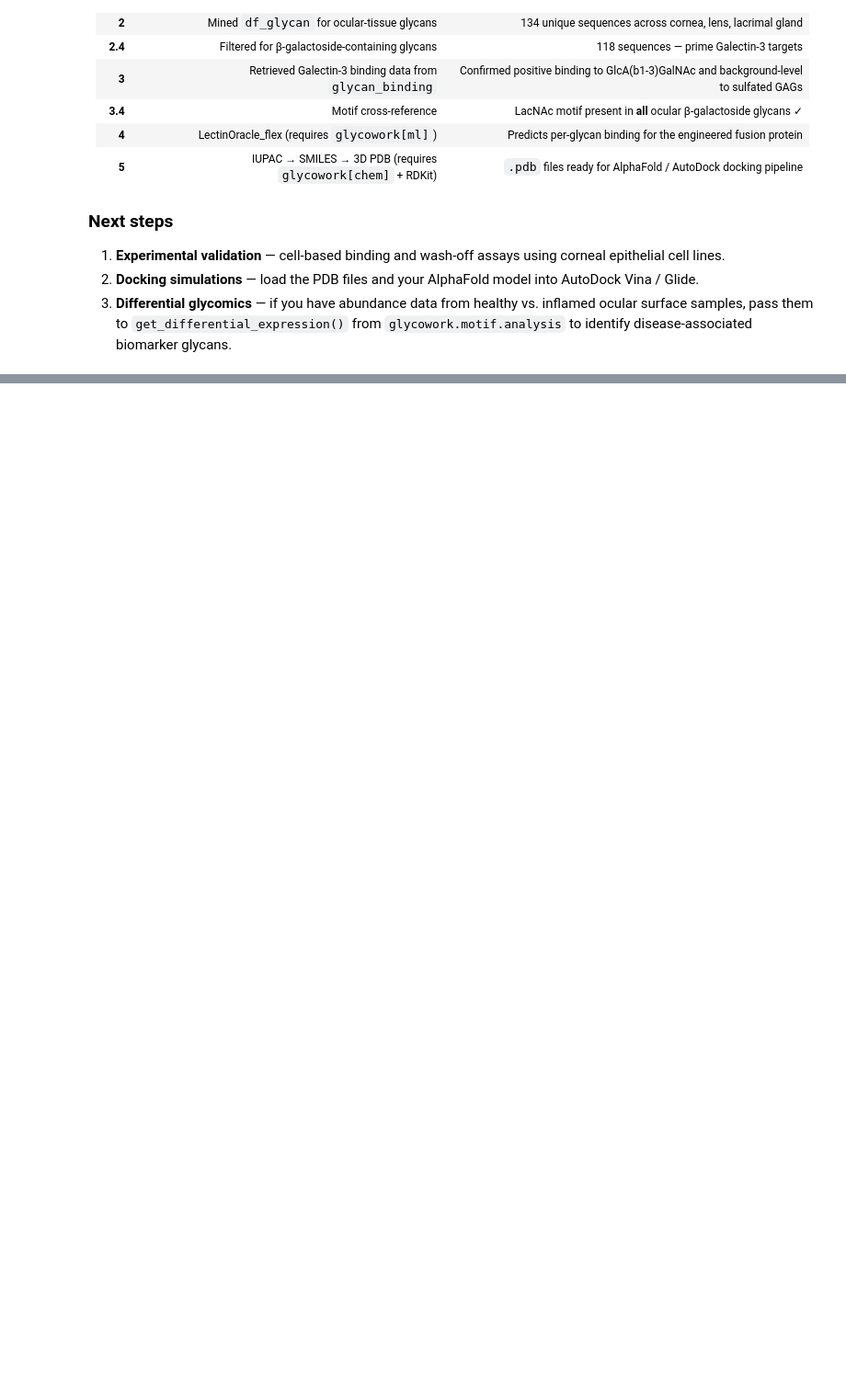
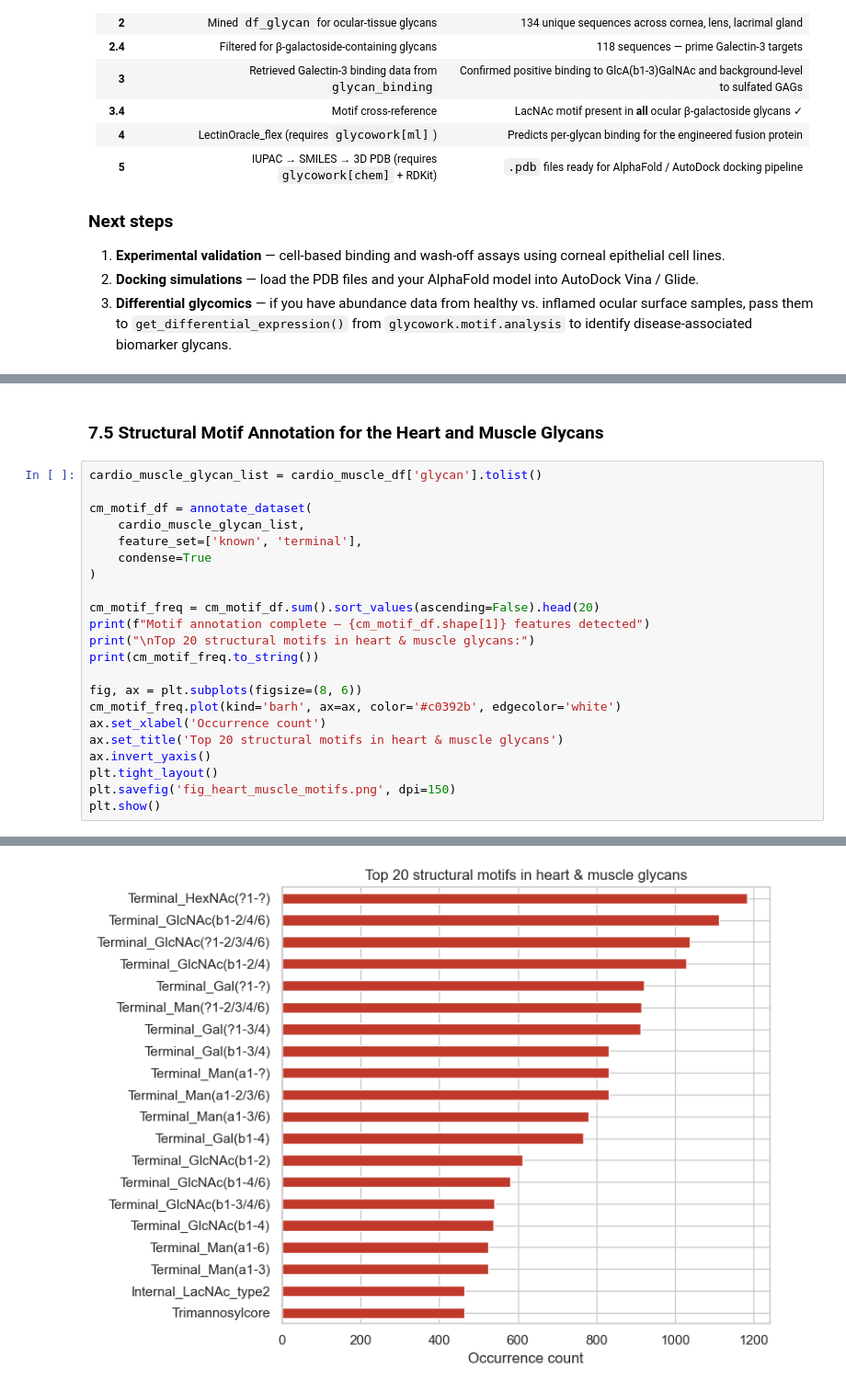
Before and after one commit to iGEM-2026-glyEYEco/glyEYEco-glycowork, a Jupyter notebook: glEYEco Gal 3 search script/glyEYEco-glycowork/galectin3_analysis.ipynb, the cells around one changed output, grey strips where cells are left out. Shown at 92% size. Saved outputs shown, nothing was run; the diff lists cells and outputs as text; blank space fills up the shorter version.

```diff
--- a/glEYEco Gal 3 search script/glyEYEco-glycowork/galectin3_analysis.ipynb
+++ b/glEYEco Gal 3 search script/glyEYEco-glycowork/galectin3_analysis.ipynb
@@ -1342,0 +1521,25 @@ NameError: name 'col_contains_any' is not defined
+# %% [markdown]
+### 7.5  Structural Motif Annotation for the Heart and Muscle Glycans
+# %%
+cardio_muscle_glycan_list = cardio_muscle_df['glycan'].tolist()
+
+cm_motif_df = annotate_dataset(
+    cardio_muscle_glycan_list,
+    feature_set=['known', 'terminal'],
+    condense=True
+)
+
+cm_motif_freq = cm_motif_df.sum().sort_values(ascending=False).head(20)
+print(f"Motif annotation complete — {cm_motif_df.shape[1]} features detected")
+print("\nTop 20 structural motifs in heart & muscle glycans:")
+print(cm_motif_freq.to_string())
+
+fig, ax = plt.subplots(figsize=(8, 6))
+cm_motif_freq.plot(kind='barh', ax=ax, color='#c0392b', edgecolor='white')
+ax.set_xlabel('Occurrence count')
+ax.set_title('Top 20 structural motifs in heart & muscle glycans')
+ax.invert_yaxis()
+plt.tight_layout()
+plt.savefig('fig_heart_muscle_motifs.png', dpi=150)
+plt.show()
+# %% [output]
@@ -1342,0 +1563 @@ NameError: name 'col_contains_any' is not defined
+[figure, added]
```
Also changed, not shown: parts of 25 cells of this notebook, 17 other files.
